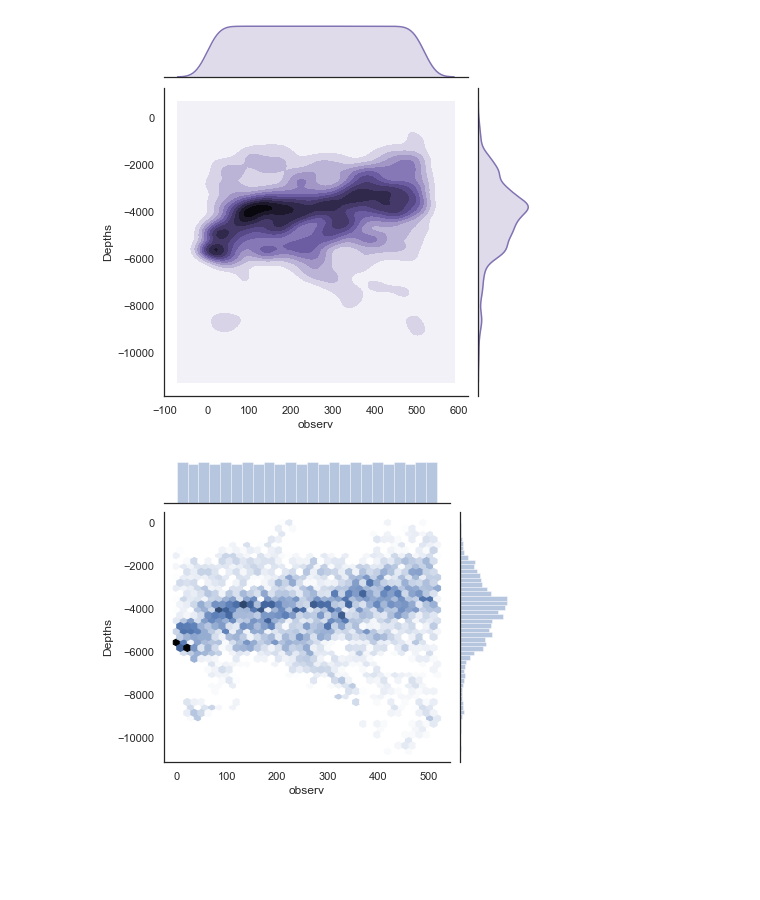
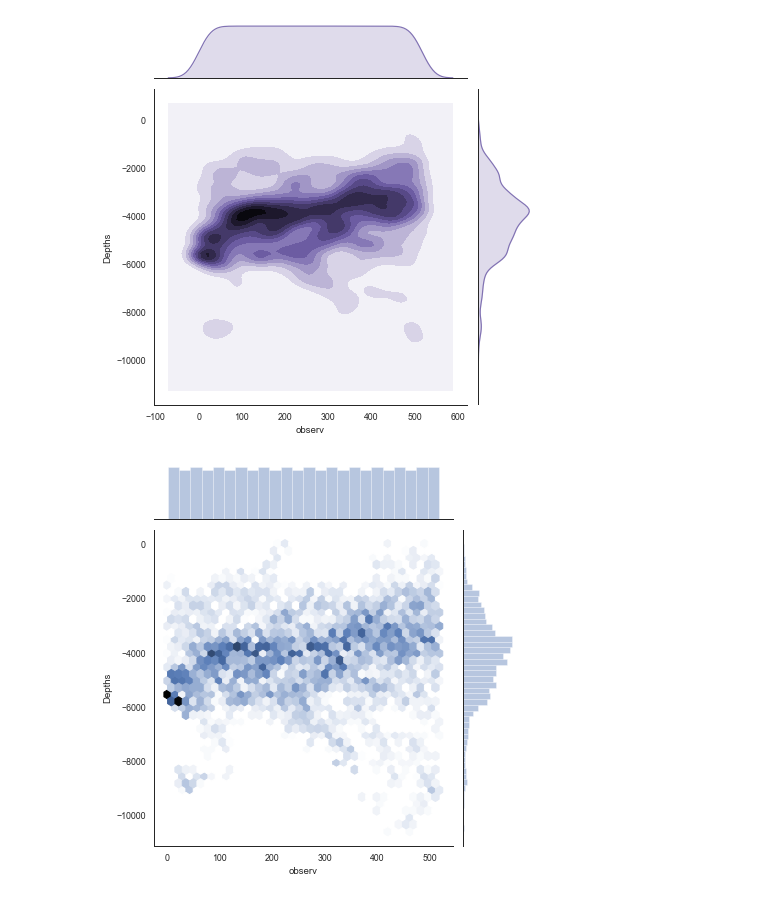
Before and after one commit to paulinelemenkova/Python-script-007-Hexbin, a Jupyter notebook: Script-007-Hexbin-KDE.ipynb, the cells around one changed output. Drawn from its saved outputs; the diff is of its cells as text; code cells hidden in the pictures; blank space fills up the shorter version.

```diff
--- a/Script-007-Hexbin-KDE.ipynb
+++ b/Script-007-Hexbin-KDE.ipynb
@@ -1,30 +1,41 @@
 # %%
 #!/usr/bin/env python
 # coding: utf-8
-#
+import os
+import pandas as pd
+from matplotlib import pyplot as plt
 import seaborn as sb
-from matplotlib import pyplot as plt
-import pandas as pd
-import os
+
+sb.set(style = "white")
+sb.set_context('paper')
+sb.set_color_codes()
 os.chdir('/Users/pauline/Documents/Python')
-#
+
+# defining a loop
 profiles_nrs = list(map(lambda x: x, range(25)))
 profiles_list = []
 for i in profiles_nrs:
     profiles_list.append('profile{}'.format(i + 1))
-#
+
+# generating data frame
 dfB = pd.read_csv("Tab-Bathy.csv")
-df = dfB.melt(id_vars = ['observ'],
-              value_vars = profiles_list,
-              var_name = 'Profiles', value_name = 'Depths')
-#print(df.head)
-sb.set(style = "white")
-sb.set_color_codes()
-#
-sb.jointplot(x = 'observ', y = 'Depths', data = df, kind='kde', dropna = True, color = "m")
-sb.jointplot(x = "observ", y = "Depths", data = df, kind = "hex", dropna = True)
-plt.subplots_adjust(bottom = 0.15,top = 0.85, right = 0.90, left = 0.10)
+df = dfB.melt(id_vars=['observ'],
+              value_vars=profiles_list,
+              var_name='Profiles', value_name='Depths'
+              )
+# plotting
+sb.jointplot(x='observ', y='Depths', data=df,
+             kind='kde', dropna=True, color="m"
+             )
+sb.jointplot(x="observ", y="Depths", data=df,
+             kind="hex", dropna=True
+             )
+plt.subplots_adjust(bottom=0.15,top=0.85, right=0.90, left=0.10)
+
+# visualizing
+plt.tight_layout()
+plt.savefig('plot_Hexbin.png', dpi=300)
 plt.show()
 # %% [output]
-[figure, old version]
+[figure, new version]
-[figure, old version]
+[figure, new version]
```
Also changed, not shown: 1 other file.
